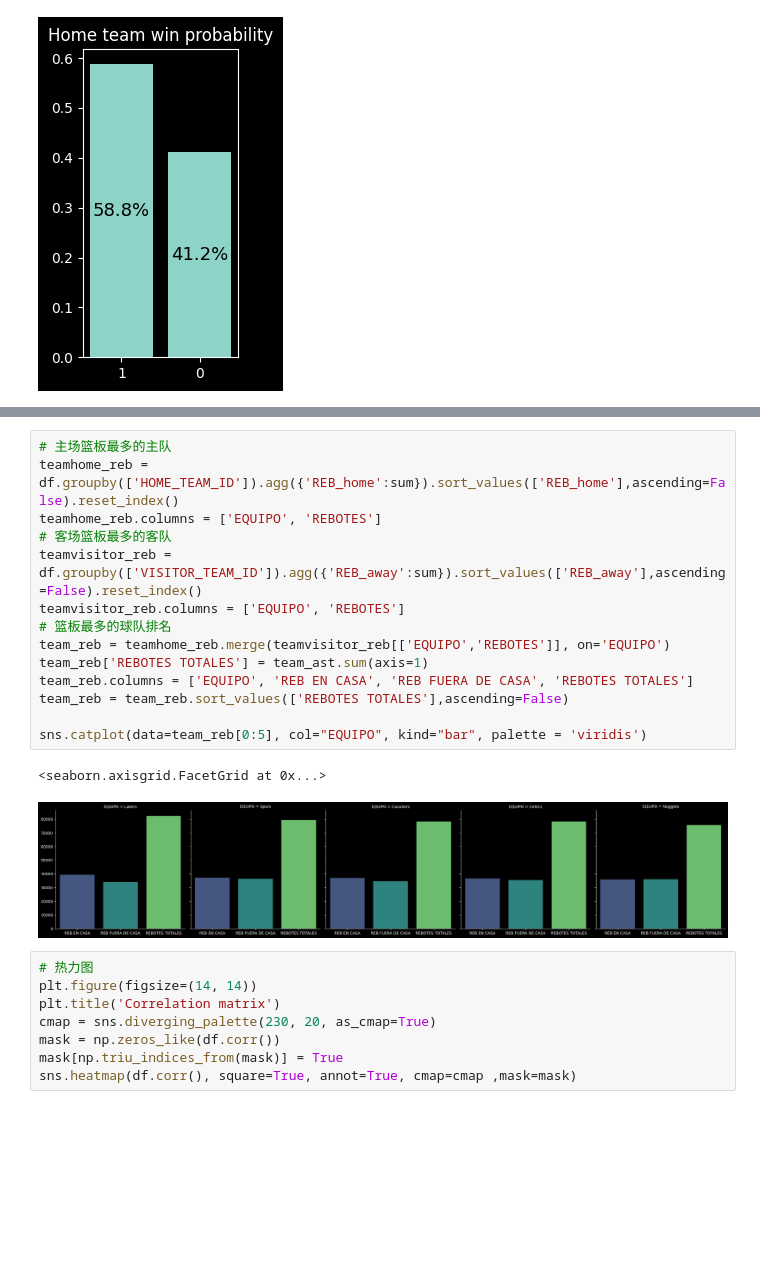
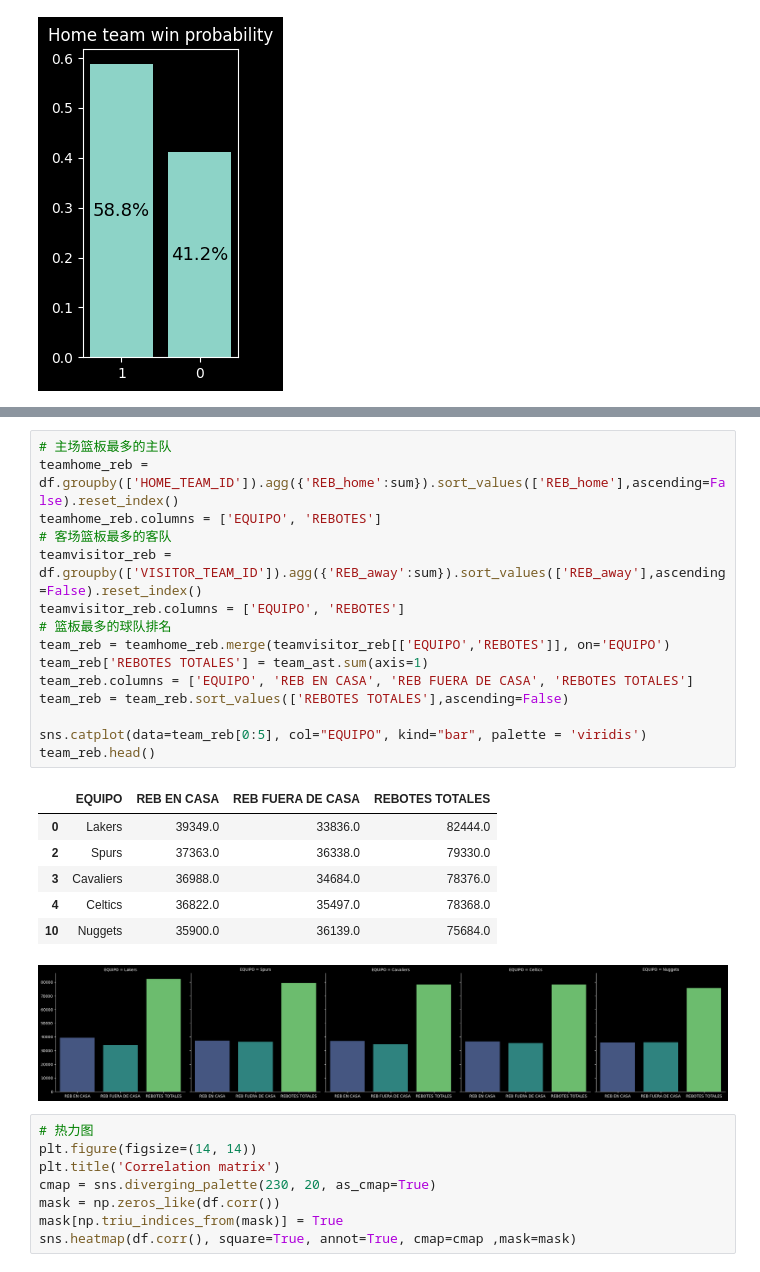
Before and after one commit to Jackey-Marine/NBA_PREDICT, a Jupyter notebook: predict_ML.ipynb, the cells around one changed output, grey strips where cells are left out. Drawn from its saved outputs; the diff is of its cells as text; blank space fills up the shorter version.

```diff
--- a/predict_ML.ipynb
+++ b/predict_ML.ipynb
@@ -144,19 +163,25 @@ sns.catplot(data=team_ast[0:5], col='EQUIPO', kind='bar', palette='viridis')
 # %%
 # 主场篮板最多的主队
 teamhome_reb = df.groupby(['HOME_TEAM_ID']).agg({'REB_home':sum}).sort_values(['REB_home'],ascending=False).reset_index()
 teamhome_reb.columns = ['EQUIPO', 'REBOTES']
 # 客场篮板最多的客队
 teamvisitor_reb = df.groupby(['VISITOR_TEAM_ID']).agg({'REB_away':sum}).sort_values(['REB_away'],ascending=False).reset_index()
 teamvisitor_reb.columns = ['EQUIPO', 'REBOTES']
 # 篮板最多的球队排名
 team_reb = teamhome_reb.merge(teamvisitor_reb[['EQUIPO','REBOTES']], on='EQUIPO')
 team_reb['REBOTES TOTALES'] = team_ast.sum(axis=1)
 team_reb.columns = ['EQUIPO', 'REB EN CASA', 'REB FUERA DE CASA', 'REBOTES TOTALES']
 team_reb = team_reb.sort_values(['REBOTES TOTALES'],ascending=False)
 
 sns.catplot(data=team_reb[0:5], col="EQUIPO", kind="bar", palette = 'viridis')
+team_reb.head()
 # %% [output]
-<seaborn.axisgrid.FacetGrid at 0x...>
+|  | EQUIPO | REB EN CASA | REB FUERA DE CASA | REBOTES TOTALES |
+| 0 | Lakers | 39349.0 | 33836.0 | 82444.0 |
+| 2 | Spurs | 37363.0 | 36338.0 | 79330.0 |
+| 3 | Cavaliers | 36988.0 | 34684.0 | 78376.0 |
+| 4 | Celtics | 36822.0 | 35497.0 | 78368.0 |
+| 10 | Nuggets | 35900.0 | 36139.0 | 75684.0 |
 [figure]
 # %%
 # 热力图
```
Also changed, not shown: parts of 12 cells of this notebook, 16 other files.
